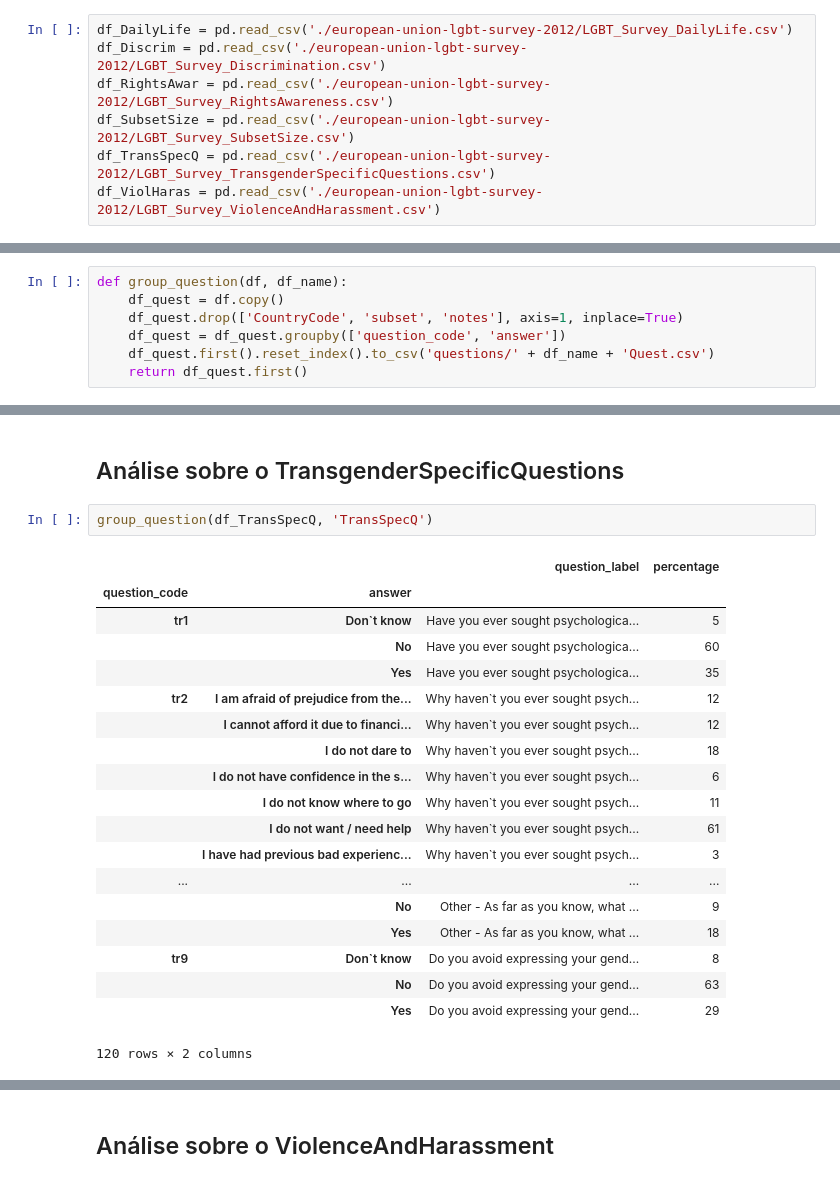
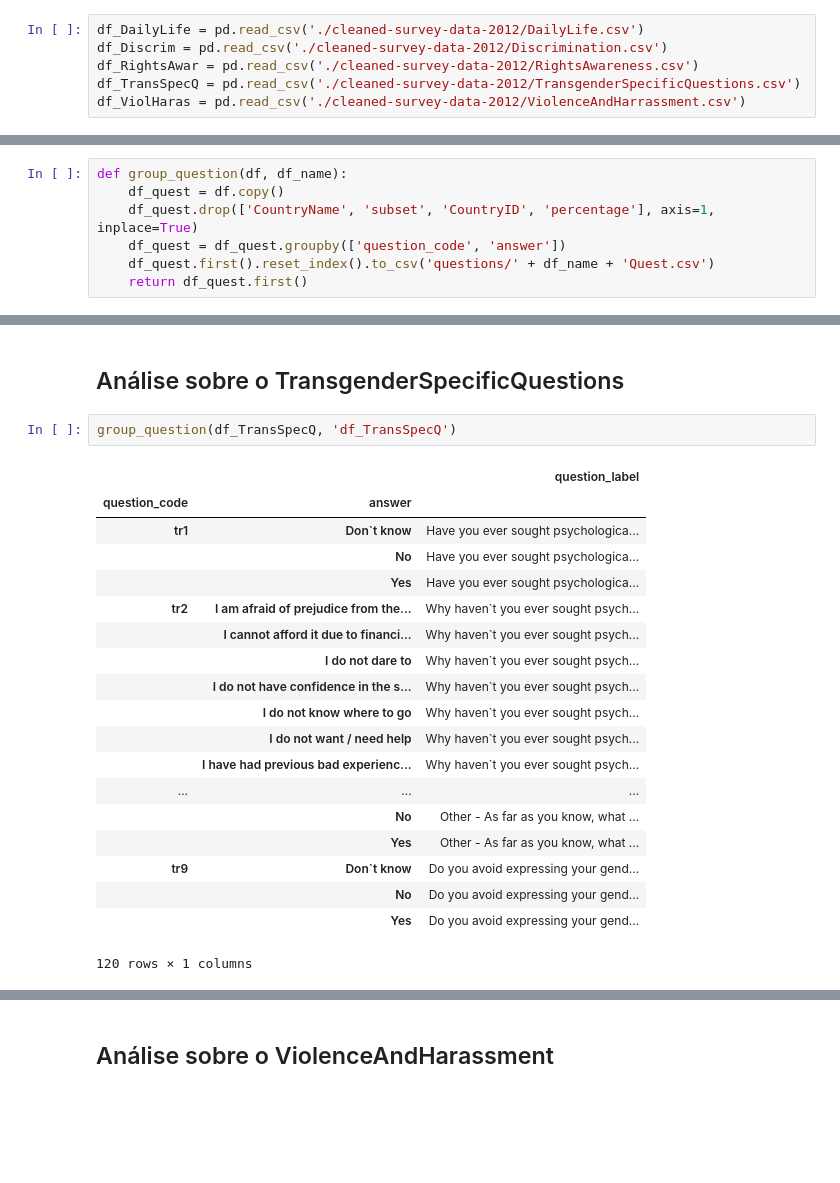
Before and after one commit to gilouzi/Data-Science-LGBT_EU, a Jupyter notebook: Questions_and_Answers.ipynb, the cells around one changed output, grey strips where cells are left out. Cells and saved outputs as stored; diff of their text form; blank space fills up the shorter version.

```diff
--- a/Questions_and_Answers.ipynb
+++ b/Questions_and_Answers.ipynb
@@ -7,10 +7,9 @@ import pandas as pd
 - **Fontes**:
     - https://www.kaggle.com/ruslankl/european-union-lgbt-survey-2012
 # %%
-df_DailyLife = pd.read_csv('./european-union-lgbt-survey-2012/LGBT_Survey_DailyLife.csv')
-df_Discrim = pd.read_csv('./european-union-lgbt-survey-2012/LGBT_Survey_Discrimination.csv')
-df_RightsAwar = pd.read_csv('./european-union-lgbt-survey-2012/LGBT_Survey_RightsAwareness.csv')
-df_SubsetSize = pd.read_csv('./european-union-lgbt-survey-2012/LGBT_Survey_SubsetSize.csv')
-df_TransSpecQ = pd.read_csv('./european-union-lgbt-survey-2012/LGBT_Survey_TransgenderSpecificQuestions.csv')
-df_ViolHaras = pd.read_csv('./european-union-lgbt-survey-2012/LGBT_Survey_ViolenceAndHarassment.csv')
+df_DailyLife = pd.read_csv('./cleaned-survey-data-2012/DailyLife.csv')
+df_Discrim = pd.read_csv('./cleaned-survey-data-2012/Discrimination.csv')
+df_RightsAwar = pd.read_csv('./cleaned-survey-data-2012/RightsAwareness.csv')
+df_TransSpecQ = pd.read_csv('./cleaned-survey-data-2012/TransgenderSpecificQuestions.csv')
+df_ViolHaras = pd.read_csv('./cleaned-survey-data-2012/ViolenceAndHarrassment.csv')
 # %% [markdown]
@@ -18,7 +17,7 @@ df_ViolHaras = pd.read_csv('./european-union-lgbt-survey-2012/LGBT_Survey_Violen
 # %%
 def group_question(df, df_name):
     df_quest = df.copy()
-    df_quest.drop(['CountryCode', 'subset', 'notes'], axis=1, inplace=True)
+    df_quest.drop(['CountryName', 'subset', 'CountryID', 'percentage'], axis=1, inplace=True)
     df_quest = df_quest.groupby(['question_code', 'answer'])
     df_quest.first().reset_index().to_csv('questions/' + df_name + 'Quest.csv')
     return df_quest.first()
@@ -96,24 +155,24 @@ group_question(df_RightsAwar, 'RightsAwar')
 # %% [markdown]
 ## Análise sobre o TransgenderSpecificQuestions
 # %%
-group_question(df_TransSpecQ, 'TransSpecQ')
+group_question(df_TransSpecQ, 'df_TransSpecQ')
 # %% [output]
-|  |  | question_label | percentage |
-| question_code | answer |  |  |
-| tr1 | Don`t know | Have you ever sought psychologica... | 5 |
-|  | No | Have you ever sought psychologica... | 60 |
-|  | Yes | Have you ever sought psychologica... | 35 |
-| tr2 | I am afraid of prejudice from the... | Why haven`t you ever sought psych... | 12 |
-|  | I cannot afford it due to financi... | Why haven`t you ever sought psych... | 12 |
-|  | I do not dare to | Why haven`t you ever sought psych... | 18 |
-|  | I do not have confidence in the s... | Why haven`t you ever sought psych... | 6 |
-|  | I do not know where to go | Why haven`t you ever sought psych... | 11 |
-|  | I do not want / need help | Why haven`t you ever sought psych... | 61 |
-|  | I have had previous bad experienc... | Why haven`t you ever sought psych... | 3 |
-| ... | ... | ... | ... |
-|  | No | Other - As far as you know, what ... | 9 |
-|  | Yes | Other - As far as you know, what ... | 18 |
-| tr9 | Don`t know | Do you avoid expressing your gend... | 8 |
-|  | No | Do you avoid expressing your gend... | 63 |
-|  | Yes | Do you avoid expressing your gend... | 29 |
+|  |  | question_label |
+| question_code | answer |  |
+| tr1 | Don`t know | Have you ever sought psychologica... |
+|  | No | Have you ever sought psychologica... |
+|  | Yes | Have you ever sought psychologica... |
+| tr2 | I am afraid of prejudice from the... | Why haven`t you ever sought psych... |
+|  | I cannot afford it due to financi... | Why haven`t you ever sought psych... |
+|  | I do not dare to | Why haven`t you ever sought psych... |
+|  | I do not have confidence in the s... | Why haven`t you ever sought psych... |
+|  | I do not know where to go | Why haven`t you ever sought psych... |
+|  | I do not want / need help | Why haven`t you ever sought psych... |
+|  | I have had previous bad experienc... | Why haven`t you ever sought psych... |
+| ... | ... | ... |
+|  | No | Other - As far as you know, what ... |
+|  | Yes | Other - As far as you know, what ... |
+| tr9 | Don`t know | Do you avoid expressing your gend... |
+|  | No | Do you avoid expressing your gend... |
+|  | Yes | Do you avoid expressing your gend... |
-120 rows × 2 columns
+120 rows × 1 columns
```
Also changed, not shown: parts of 12 cells of this notebook, 34 other files.
